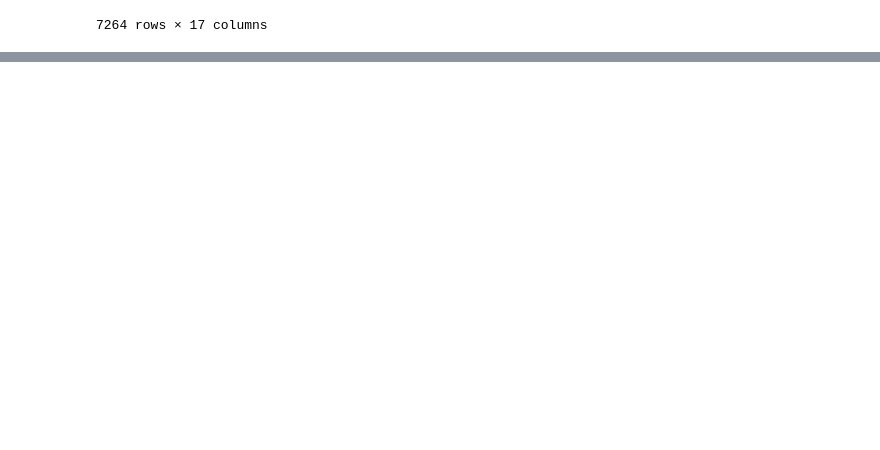
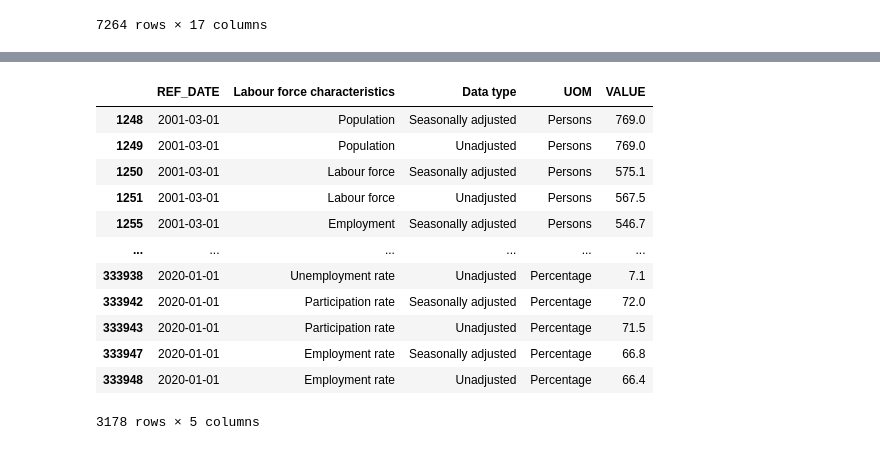
Before and after one commit to doublebigmak/housing_stats, a Jupyter notebook: cal_labour_mkt.ipynb, the cells around one changed output, grey strips where cells are left out. Cells and saved outputs as stored; diff of their text form; code cells hidden in the pictures; blank space fills up the shorter version.

Commit message:
plotted and manipulated pop labour nubmers

```diff
--- a/cal_labour_mkt.ipynb
+++ b/cal_labour_mkt.ipynb
@@ -50,0 +56,2 @@ calgary
+# %%
+cal_est = calgary[calgary['Statistics']=='Estimate']
@@ -50,0 +74,19 @@ calgary
+# %%
+#filter out non relevant information
+cal_est = cal_est.filter(items = ['REF_DATE','Labour force characteristics','Data type','UOM', 'VALUE'])
+# %%
+cal_est
+# %% [output]
+|  | REF_DATE | Labour force characteristics | Data type | UOM | VALUE |
+| 1248 | 2001-03-01 | Population | Seasonally adjusted | Persons | 769.0 |
+| 1249 | 2001-03-01 | Population | Unadjusted | Persons | 769.0 |
+| 1250 | 2001-03-01 | Labour force | Seasonally adjusted | Persons | 575.1 |
+| 1251 | 2001-03-01 | Labour force | Unadjusted | Persons | 567.5 |
+| 1255 | 2001-03-01 | Employment | Seasonally adjusted | Persons | 546.7 |
+| ... | ... | ... | ... | ... | ... |
+| 333938 | 2020-01-01 | Unemployment rate | Unadjusted | Percentage | 7.1 |
+| 333942 | 2020-01-01 | Participation rate | Seasonally adjusted | Percentage | 72.0 |
+| 333943 | 2020-01-01 | Participation rate | Unadjusted | Percentage | 71.5 |
+| 333947 | 2020-01-01 | Employment rate | Seasonally adjusted | Percentage | 66.8 |
+| 333948 | 2020-01-01 | Employment rate | Unadjusted | Percentage | 66.4 |
+3178 rows × 5 columns
```
Also changed, not shown: parts of 5 cells of this notebook.
